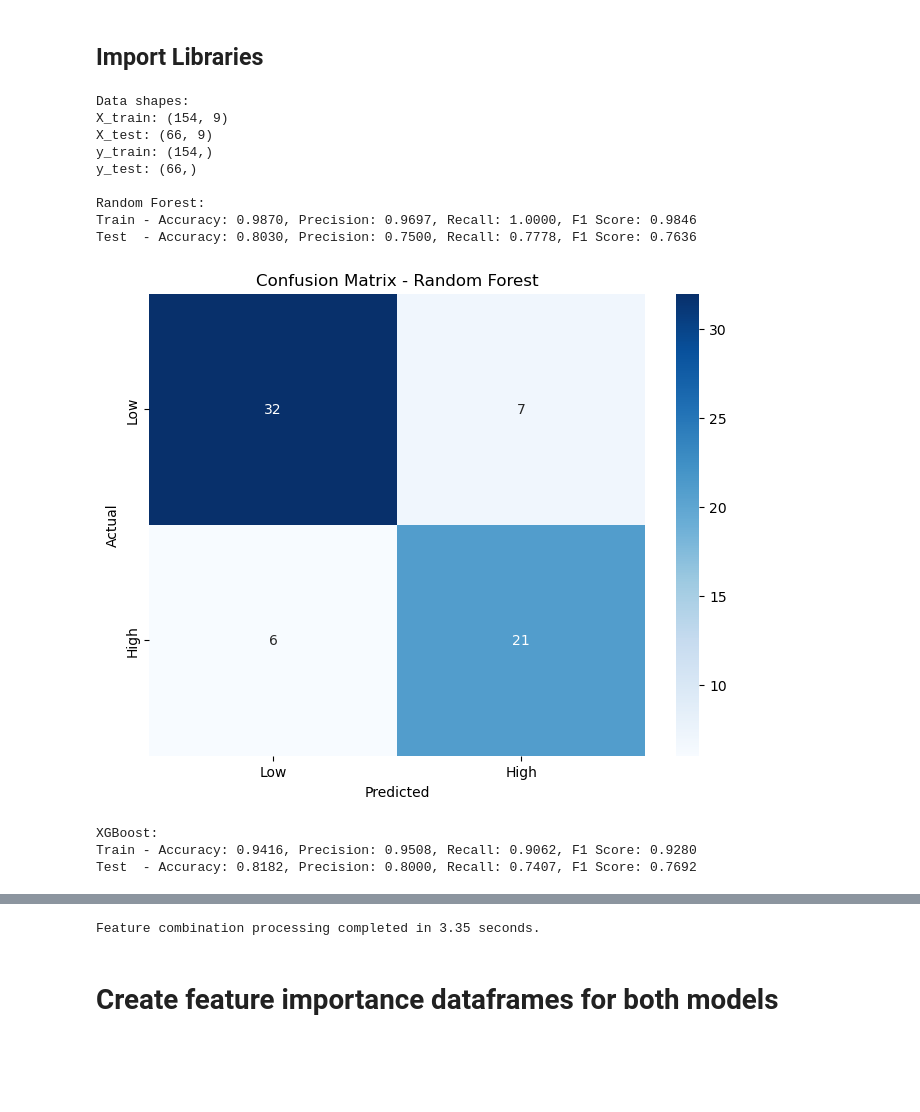
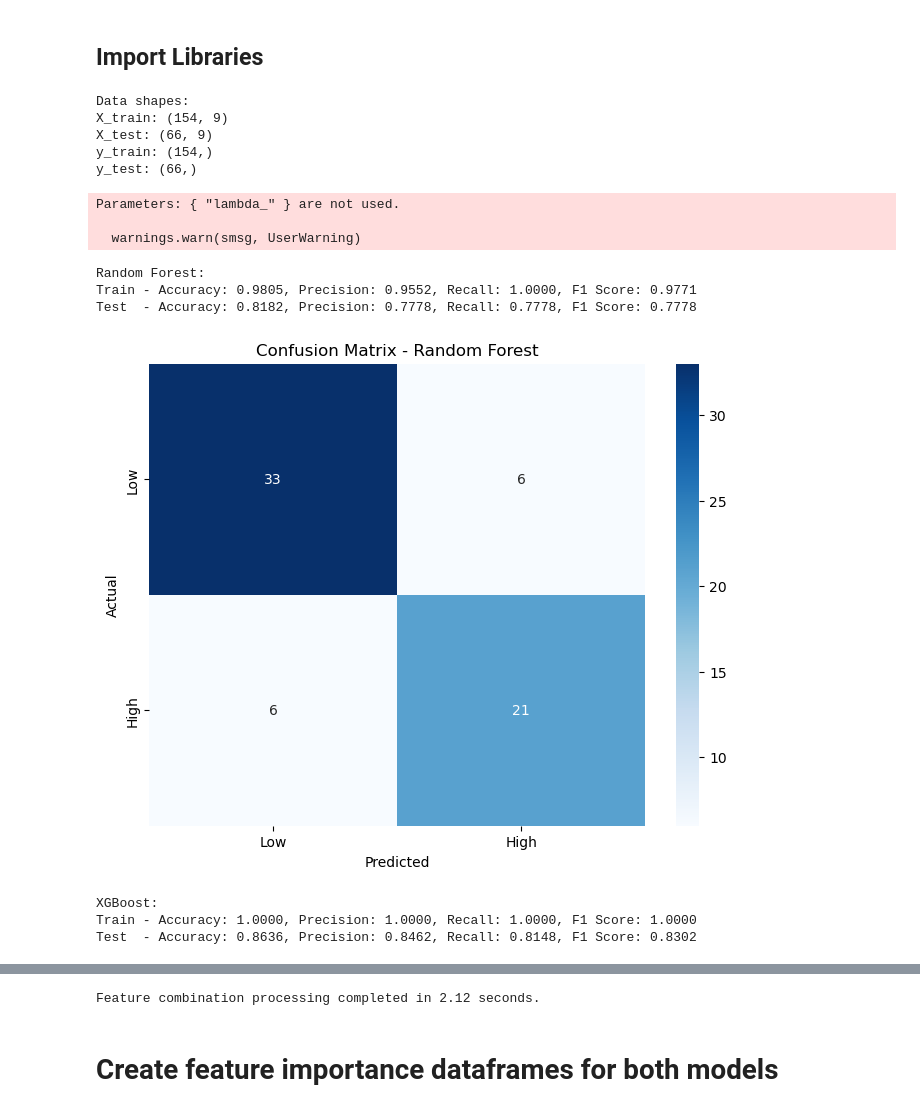
Before and after one commit to PeymanHNamadi/HAB, a Jupyter notebook: Testing_RF_XGB_for _reproducability_V3.ipynb, the cells around one changed output, grey strips where cells are left out. Cells and saved outputs as stored; diff of their text form; code cells hidden in the pictures; blank space fills up the shorter version.

```diff
--- a/Testing_RF_XGB_for _reproducability_V3.ipynb
+++ b/Testing_RF_XGB_for _reproducability_V3.ipynb
@@ -43,7 +43,8 @@ y_continuous = df[target_column]
 y = np.where(y_continuous <= threshold, 0, 1)  # Binary classification: 0 = Low, 1 = High
 
 # Feature selection
-features = ["Q", "Q_1m", "WaterTemp", "DO", "pH", "SpecCond.", "OrgC", "OrgN", "PO4"]
+# features = ["Q", "Q_1m", "WaterTemp", "DO", "pH", "SpecCond.", "OrgC", "OrgN", "PO4"]
+features = ["Q", "Q_1m", "SpecCond.", "OrgC", "OrgN", "PO4", "WaterTemp", "DO", "pH"]
 X = df[features]
 
 # Create and fit the scaler
@@ -59,7 +60,7 @@ scaler_with_headers = {
 joblib.dump(scaler_with_headers, os.path.join(results_path, "scaler.pkl"))
 
 # Train-test split
-X_train, X_test, y_train, y_test = train_test_split(X_scaled, y, test_size=0.3, random_state=20, stratify=y)
+X_train, X_test, y_train, y_test = train_test_split(X_scaled, y, test_size=0.30, random_state=20, stratify=y)
 
 print("Data shapes:")
 print(f"X_train: {X_train.shape}")
@@ -91,20 +92,45 @@ best_params['Random Forest'] = rf.get_params()
 
 # XGBoost with fixed parameters
 xgb = XGBClassifier(
-    learning_rate=0.01,
+    subsample=0.8,
+    scale_pos_weight=1,
     n_estimators=100,
+    min_child_weight=1,
     max_depth=9,
-    min_child_weight=1,
+    learning_rate=0.1,
+    lambda_=0.5,
     gamma=0,
-    subsample=0.8,
+    eval_metric='logloss',
     colsample_bytree=0.6,
+    booster='gbtree',
+    base_score=0.5,
     alpha=0.5,
-    lambda_=0.5,
-    scale_pos_weight=1,
-    base_score=0.5,
-    booster='gbtree',
-    eval_metric='logloss',
-    random_state=42
+
+    # Additional parameters from h5 file
+    objective='binary:logistic',
+    colsample_bylevel=None,
+    colsample_bynode=None,
+    early_stopping_rounds=None,
+    enable_categorical=False,
+    feature_types=None,
+    grow_policy=None,
+    importance_type=None,
+    interaction_constraints=None,
+    max_bin=None,
+    max_cat_threshold=None,
+    max_cat_to_onehot=None,
+    max_delta_step=None,
+    max_leaves=None,
+    missing=float('nan'),
+    monotone_constraints=None,
+    multi_strategy=None,
+    n_jobs=None,
+    num_parallel_tree=None,
+    random_state=42,
+    sampling_method=None,
+    tree_method=None,
+    validate_parameters=None,
+    verbosity=None
 )
 xgb.fit(X_train, y_train)
 models['XGBoost'] = xgb
@@ -161,38 +187,40 @@ for model_name, model in models.items():
     result_df = pd.DataFrame([results])
     result_df.to_csv(result_file, mode="a", header=False, index=False)
 
     # Create and save confusion matrix
     conf_matrix = confusion_matrix(y_test, y_test_pred)
     plt.figure(figsize=(8, 6))
     sns.heatmap(
         conf_matrix,
         annot=True,
         fmt="d",
         cmap="Blues",
         xticklabels=["Low", "High"],
         yticklabels=["Low", "High"]
     )
     plt.title(f"Confusion Matrix - {model_name}")
     plt.xlabel("Predicted")
     plt.ylabel("Actual")
 
     conf_matrix_path = os.path.join(results_path, f"confusion_matrix_{model_name}_{simulation_number}.png")
     plt.savefig(conf_matrix_path, dpi=300, bbox_inches="tight")
     plt.show()
 
 elapsed_time = time.time() - start_time
 print(f"\nFeature combination processing completed in {elapsed_time:.2f} seconds.")
 # %% [output]
 Data shapes:
 X_train: (154, 9)
 X_test: (66, 9)
 y_train: (154,)
 y_test: (66,)
-
-Random Forest:
-Train - Accuracy: 0.9870, Precision: 0.9697, Recall: 1.0000, F1 Score: 0.9846
-Test  - Accuracy: 0.8030, Precision: 0.7500, Recall: 0.7778, F1 Score: 0.7636
+Parameters: { "lambda_" } are not used.
+
+  warnings.warn(smsg, UserWarning)
+Random Forest:
+Train - Accuracy: 0.9805, Precision: 0.9552, Recall: 1.0000, F1 Score: 0.9771
+Test  - Accuracy: 0.8182, Precision: 0.7778, Recall: 0.7778, F1 Score: 0.7778
-[figure, old version]
+[figure, new version]
-XGBoost:
-Train - Accuracy: 0.9416, Precision: 0.9508, Recall: 0.9062, F1 Score: 0.9280
-Test  - Accuracy: 0.8182, Precision: 0.8000, Recall: 0.7407, F1 Score: 0.7692
+XGBoost:
+Train - Accuracy: 1.0000, Precision: 1.0000, Recall: 1.0000, F1 Score: 1.0000
+Test  - Accuracy: 0.8636, Precision: 0.8462, Recall: 0.8148, F1 Score: 0.8302
@@ -200,4 +228,4 @@ Test  - Accuracy: 0.8182, Precision: 0.8000, Recall: 0.7407, F1 Score: 0.7692
-Feature combination processing completed in 3.35 seconds.
+Feature combination processing completed in 2.12 seconds.
 # %% [markdown]
 # Create feature importance dataframes for both models
 # %%
```
Also changed, not shown: parts of 2 cells of this notebook, 3 other files.
